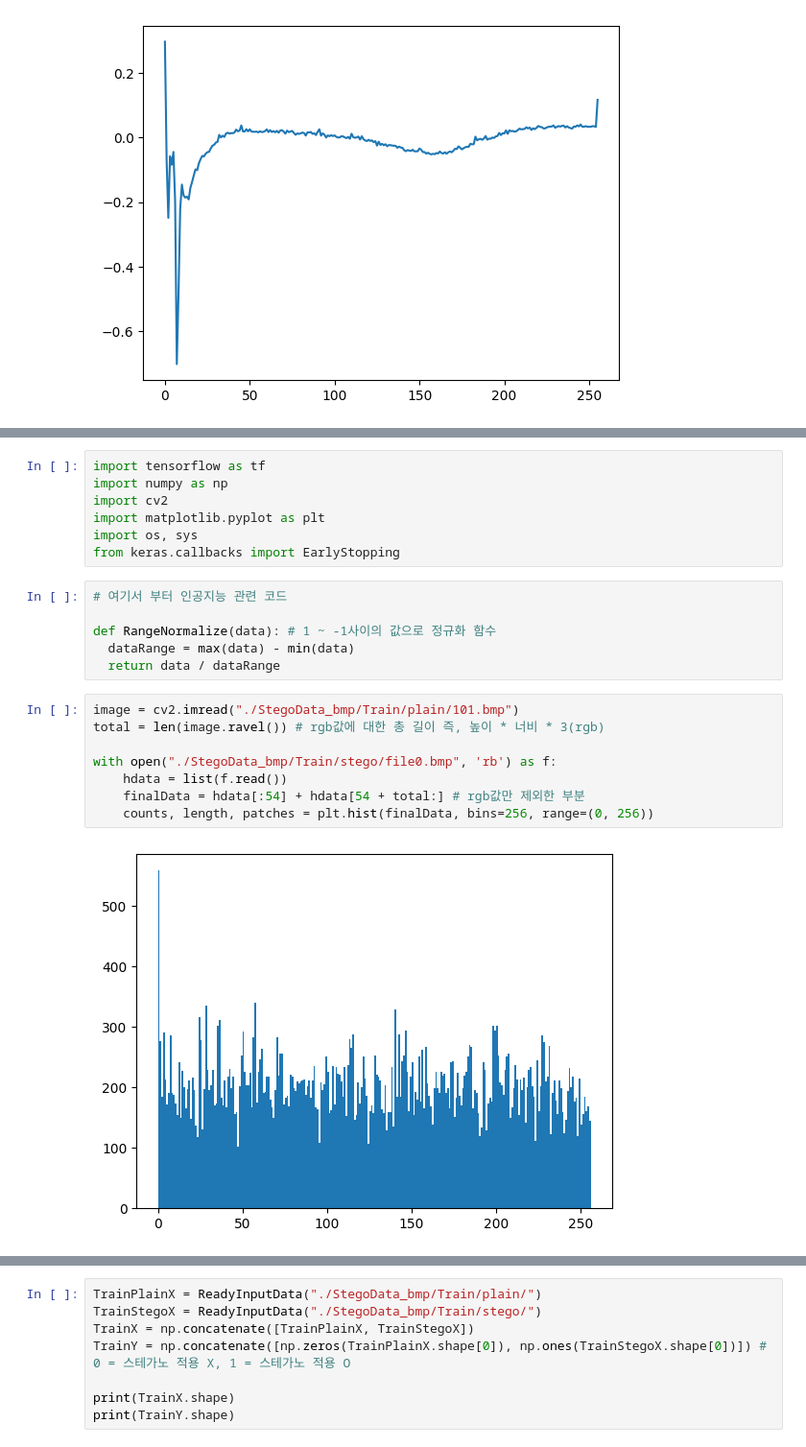
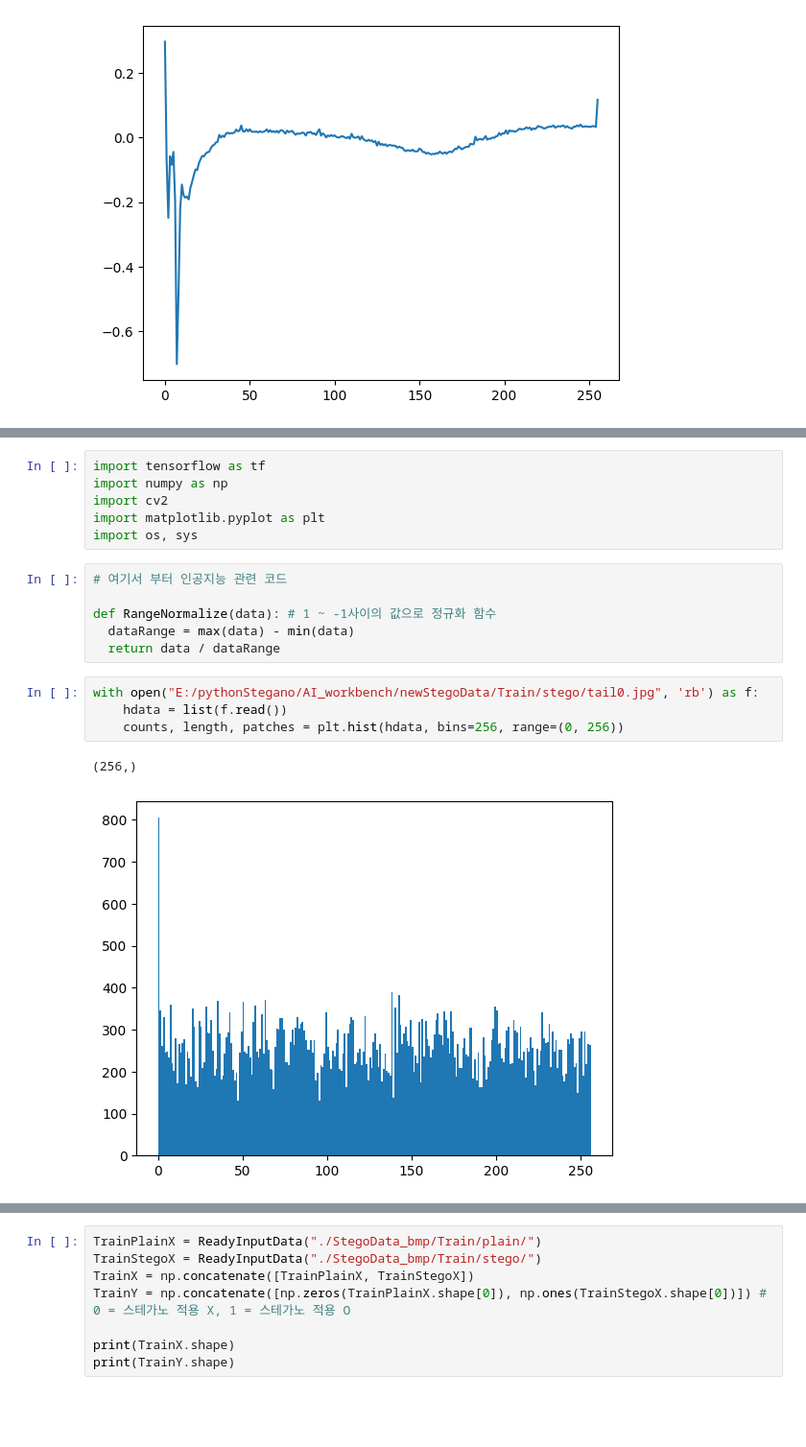
Before and after one commit to JH64777/ByteSightProject, a Jupyter notebook: AI_server/AI/TailSteganalysis.ipynb, the cells around one changed output, grey strips where cells are left out. Shown at 96% size. Saved outputs shown, nothing was run; the diff lists cells and outputs as text; blank space fills up the shorter version.

```diff
--- a/AI/TailSteganalysis.ipynb
+++ b/AI_server/AI/TailSteganalysis.ipynb
@@ -128,7 +128,6 @@ import numpy as np
 import cv2
 import matplotlib.pyplot as plt
 import os, sys
-from keras.callbacks import EarlyStopping
 # %%
 # 여기서 부터 인공지능 관련 코드
 
@@ -136,12 +135,9 @@ def RangeNormalize(data): # 1 ~ -1사이의 값으로 정규화 함수
   dataRange = max(data) - min(data)
   return data / dataRange
 # %%
-image = cv2.imread("./StegoData_bmp/Train/plain/101.bmp")
-total = len(image.ravel()) # rgb값에 대한 총 길이 즉, 높이 * 너비 * 3(rgb)
-
-with open("./StegoData_bmp/Train/stego/file0.bmp", 'rb') as f:
+with open("E:/pythonStegano/AI_workbench/newStegoData/Train/stego/tail0.jpg", 'rb') as f:
     hdata = list(f.read())
-    finalData = hdata[:54] + hdata[54 + total:] # rgb값만 제외한 부분
-    counts, length, patches = plt.hist(finalData, bins=256, range=(0, 256))
+    counts, length, patches = plt.hist(hdata, bins=256, range=(0, 256))
 # %% [output]
+(256,)
-[figure, old version]
+[figure, new version]
```
Also changed, not shown: parts of 23 cells of this notebook, 30 other files.
